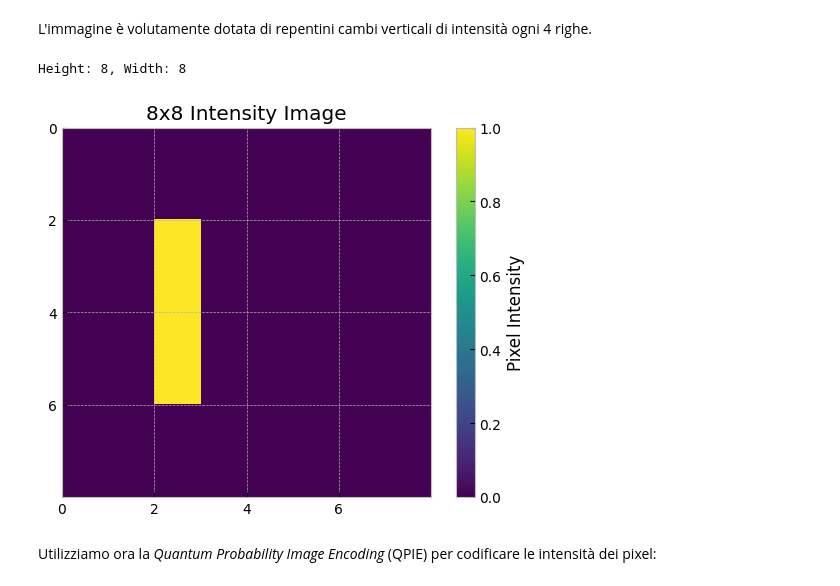
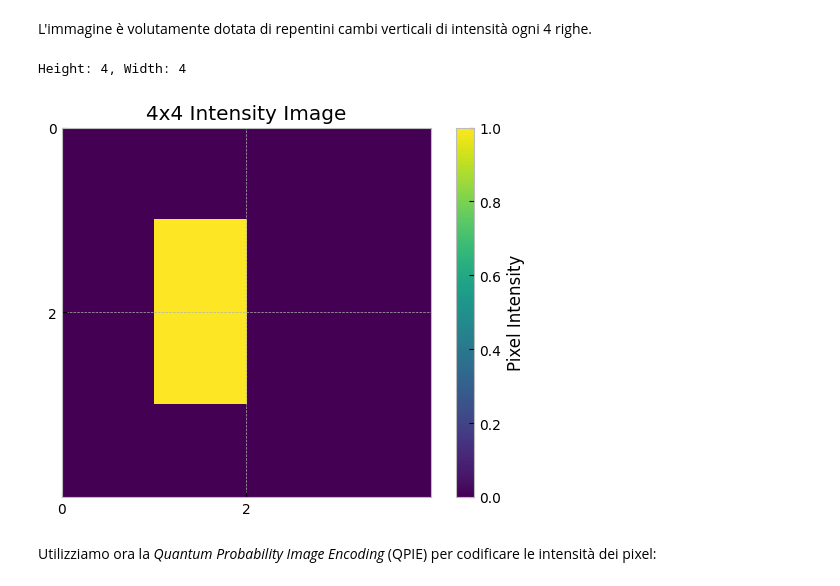
Before and after one commit to manueldiagostino/qc-progetto, a Jupyter notebook: src/progetto.ipynb, the cells around one changed output. Drawn from its saved outputs; the diff is of its cells as text; code cells hidden in the pictures.

```diff
--- a/src/progetto.ipynb
+++ b/src/progetto.ipynb
@@ -20,7 +20,7 @@ import math
 # %% [markdown]
 L'immagine è volutamente dotata di repentini cambi verticali di intensità ogni 4 righe.
 # %%
-## IMMAGINE 16x16
+# IMMAGINE 16x16
 # image = np.array([[0, 0, 0, 0, 0, 0, 0, 0, 0, 0, 0, 0, 0, 0, 0, 0],
 #                   [0, 0, 0, 0, 0, 0, 0, 0, 0, 0, 0, 0, 0, 0, 0, 0],
 #                   [0, 0, 0, 0, 1, 1, 1, 0, 0, 0, 0, 0, 0, 0, 0, 0],
@@ -39,54 +39,54 @@ L'immagine è volutamente dotata di repentini cambi verticali di intensità ogni
 #                   [0, 0, 0, 0, 0, 0, 0, 0, 0, 0, 0, 0, 0, 0, 0, 0]])
 
 ## IMMAGINE 2x2
 # image = np.array(
 #     [
 #         [1,0],
 #         [0,0]
 #     ]
 # )
 
-## IMMAGINE 4x4
+# IMMAGINE 4x4
+image = np.array(
+    [
+        [0,0,0,0],
+        [0,1,0,0],
+        [0,1,0,0],
+        [0,0,0,0]
+    ]
+)
+
+# # IMMAGINE 8x8
 # image = np.array(
 #     [
-#         [0,0,0,0],
-#         [0,1,0,0],
-#         [0,1,0,0],
-#         [0,0,0,0]
+#         [0,0,0,0,0,0,0,0],
+#         [0,0,0,0,0,0,0,0],
+#         [0,0,1,0,0,0,0,0],
+#         [0,0,1,0,0,0,0,0],
+#         [0,0,1,0,0,0,0,0],
+#         [0,0,1,0,0,0,0,0],
+#         [0,0,0,0,0,0,0,0],
+#         [0,0,0,0,0,0,0,0]
 #     ]
 # )
-
-# IMMAGINE 8x8
-image = np.array(
-    [
-        [0,0,0,0,0,0,0,0],
-        [0,0,0,0,0,0,0,0],
-        [0,0,1,0,0,0,0,0],
-        [0,0,1,0,0,0,0,0],
-        [0,0,1,0,0,0,0,0],
-        [0,0,1,0,0,0,0,0],
-        [0,0,0,0,0,0,0,0],
-        [0,0,0,0,0,0,0,0]
-    ]
-)
 
 height, width = image.shape
 print(f"Height: {height}, Width: {width}")
 
 
 # Function for plotting the image using matplotlib
 def plot_image(img, title: str):
     plt.title(title)
     plt.xticks(range(0, img.shape[0], 2))  # Show ticks every 2 pixels for clarity
     plt.yticks(range(0, img.shape[1], 2))
     plt.imshow(img, extent=[0, img.shape[0], img.shape[1], 0], cmap='viridis')
     plt.colorbar(label="Pixel Intensity")
     plt.show()
 
 plot_image(image, f"{height}x{width} Intensity Image")
 # %% [output]
-Height: 8, Width: 8
+Height: 4, Width: 4
-[figure, old version]
+[figure, new version]
 # %% [markdown]
 Utilizziamo ora la _Quantum Probability Image Encoding_ (QPIE) per codificare le intensità dei pixel:
 # %%
```
Also changed, not shown: parts of 11 cells of this notebook, 8 other files.
